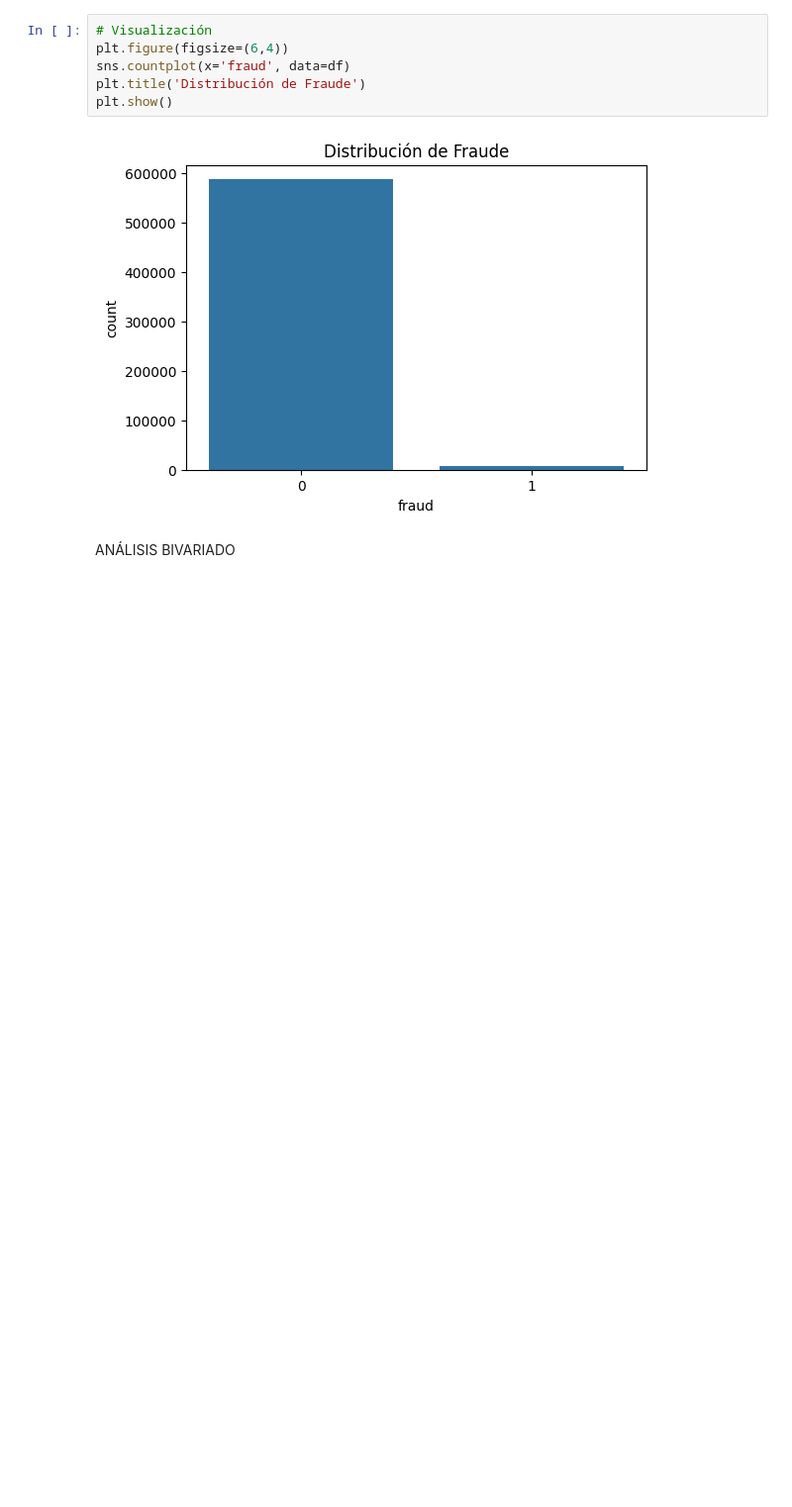
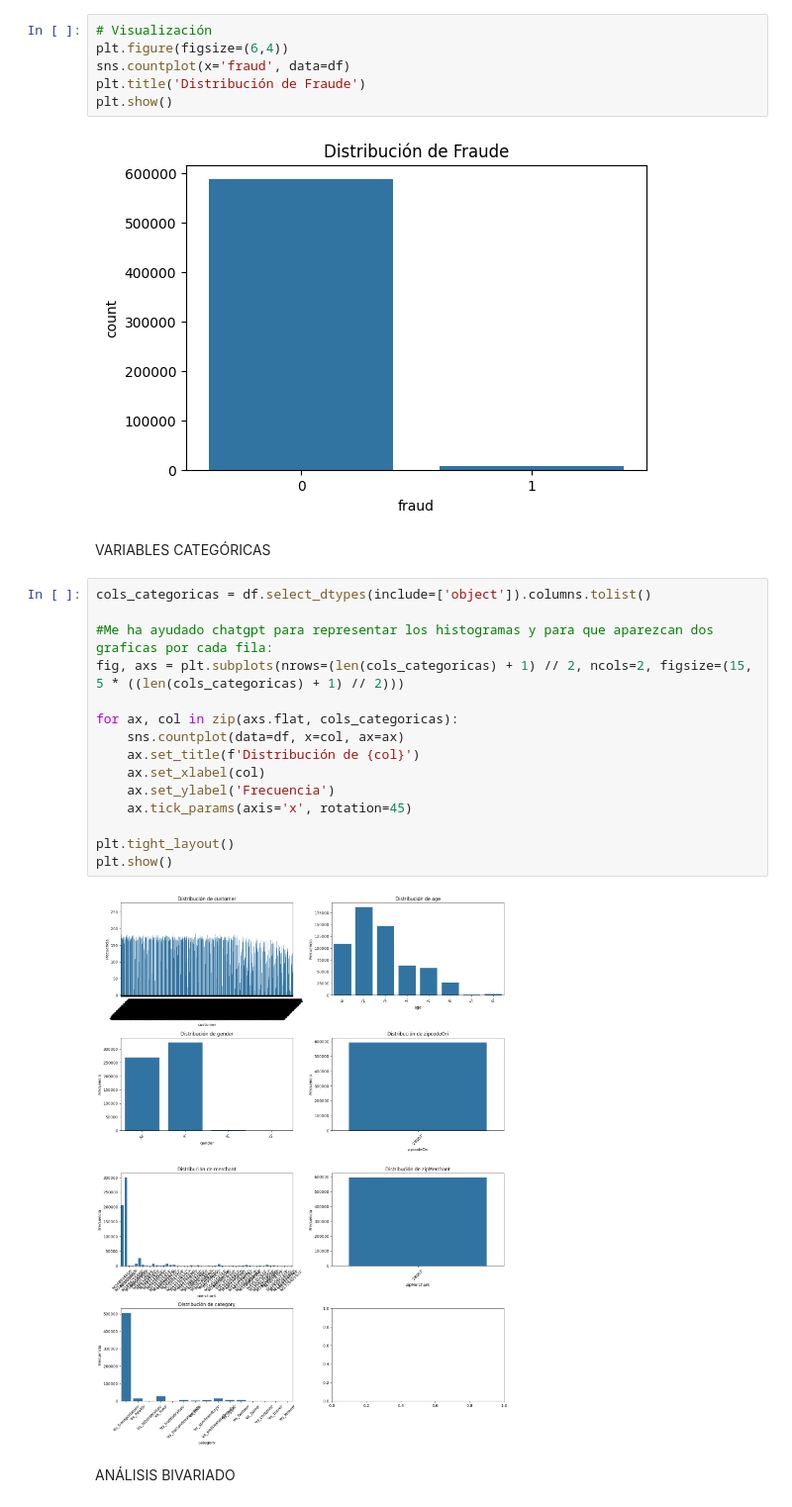
Before and after one commit to aldangarcia/bank_fraud, a Jupyter notebook: src/01_EDA.ipynb, the cells around one changed output. Shown at 99% size. Cells and saved outputs as stored; diff of their text form; blank space fills up the shorter version.

```diff
--- a/src/01_EDA.ipynb
+++ b/src/01_EDA.ipynb
@@ -72,6 +138,25 @@ plt.title('Distribución de Fraude')
 plt.show()
 # %% [output]
 [figure]
+# %% [markdown]
+VARIABLES CATEGÓRICAS
+# %%
+cols_categoricas = df.select_dtypes(include=['object']).columns.tolist()
+
+#Me ha ayudado chatgpt para representar los histogramas y para que aparezcan dos graficas por cada fila:
+fig, axs = plt.subplots(nrows=(len(cols_categoricas) + 1) // 2, ncols=2, figsize=(15, 5 * ((len(cols_categoricas) + 1) // 2)))
+
+for ax, col in zip(axs.flat, cols_categoricas):
+    sns.countplot(data=df, x=col, ax=ax)
+    ax.set_title(f'Distribución de {col}')
+    ax.set_xlabel(col)
+    ax.set_ylabel('Frecuencia')
+    ax.tick_params(axis='x', rotation=45)
+
+plt.tight_layout()
+plt.show()
+# %% [output]
+[figure, added]
 # %% [markdown]
 ANÁLISIS BIVARIADO
 # %%
```
Also changed, not shown: parts of 9 cells of this notebook.
